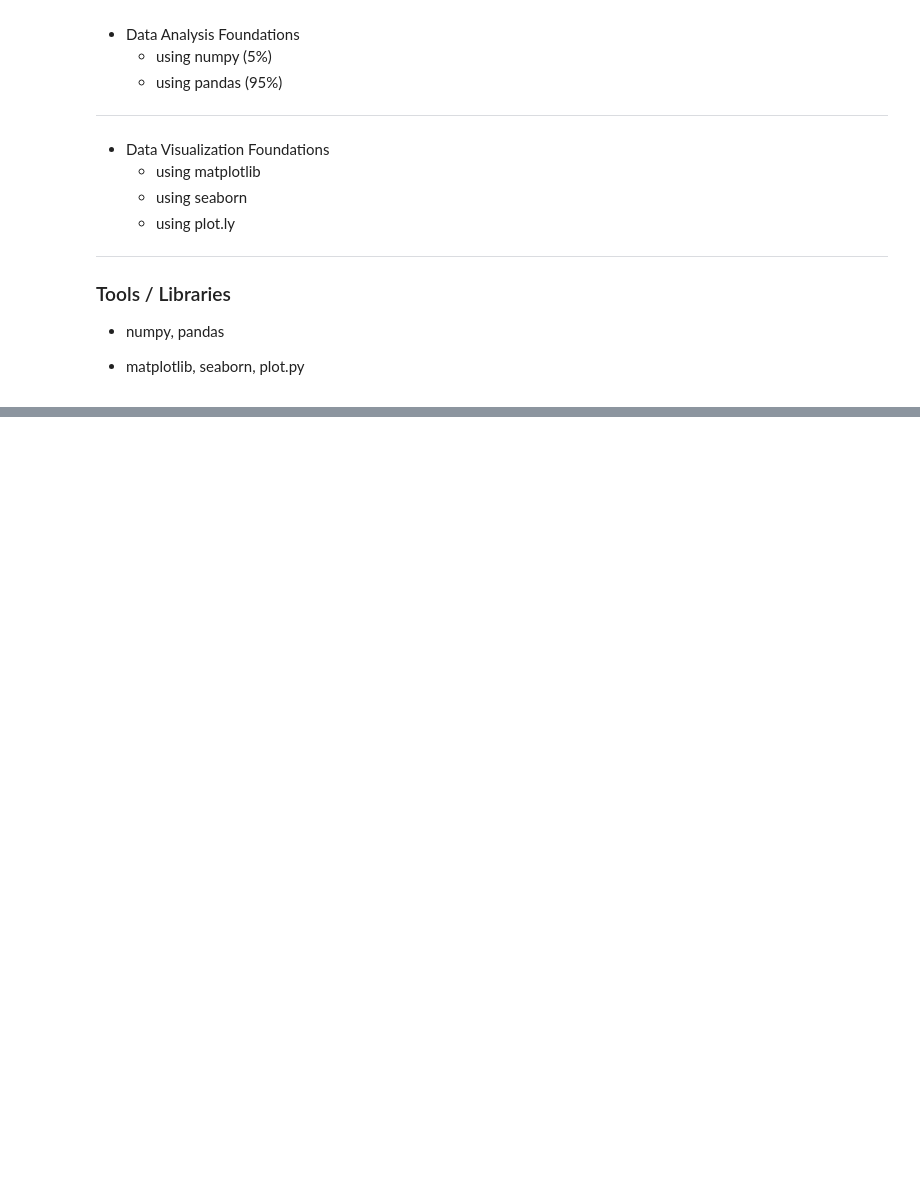
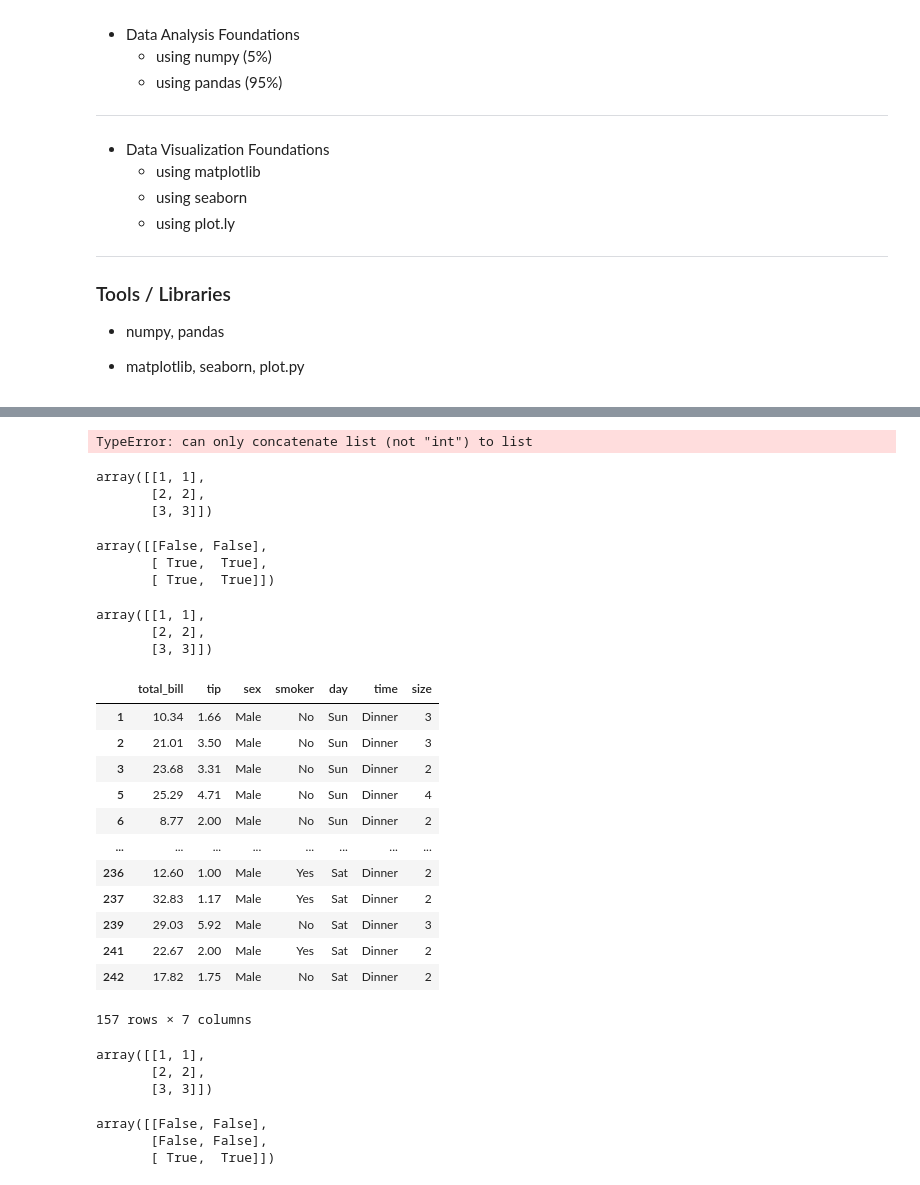
Before and after one commit to balaprasanna/pydot28-workbooks, a Jupyter notebook: day6-workbook.ipynb, the cells around one changed output, grey strips where cells are left out. Drawn from its saved outputs; the diff is of its cells as text; code cells hidden in the pictures; blank space fills up the shorter version.

```diff
--- a/day6-workbook.ipynb
+++ b/day6-workbook.ipynb
@@ -27,0 +240,4 @@
+# %%
+import seaborn as sns
+df = sns.load_dataset("tips")
+df.head(7)
@@ -27,0 +377,28 @@
+# %%
+a = [10,20,3]
+a + 2
+# a * 2 #
+a / 2
+a < 2
+a > 2
+# %% [output]
+TypeError: can only concatenate list (not "int") to list
+# %%
+X
+# %% [output]
+array([[1, 1],
+       [2, 2],
+       [3, 3]])
+# %%
+## mask | operations
+X > 1
+# %% [output]
+array([[False, False],
+       [ True,  True],
+       [ True,  True]])
+# %%
+X
+# %% [output]
+array([[1, 1],
+       [2, 2],
+       [3, 3]])
@@ -27,0 +408,33 @@
+# %%
+# 40records female
+# 60records male
+# filter only male records
+mask = df.sex == "Male"
+df[mask]
+# %% [output]
+|  | total_bill | tip | sex | smoker | day | time | size |
+| 1 | 10.34 | 1.66 | Male | No | Sun | Dinner | 3 |
+| 2 | 21.01 | 3.50 | Male | No | Sun | Dinner | 3 |
+| 3 | 23.68 | 3.31 | Male | No | Sun | Dinner | 2 |
+| 5 | 25.29 | 4.71 | Male | No | Sun | Dinner | 4 |
+| 6 | 8.77 | 2.00 | Male | No | Sun | Dinner | 2 |
+| ... | ... | ... | ... | ... | ... | ... | ... |
+| 236 | 12.60 | 1.00 | Male | Yes | Sat | Dinner | 2 |
+| 237 | 32.83 | 1.17 | Male | Yes | Sat | Dinner | 2 |
+| 239 | 29.03 | 5.92 | Male | No | Sat | Dinner | 3 |
+| 241 | 22.67 | 2.00 | Male | Yes | Sat | Dinner | 2 |
+| 242 | 17.82 | 1.75 | Male | No | Sat | Dinner | 2 |
+157 rows × 7 columns
+# %%
+X
+# %% [output]
+array([[1, 1],
+       [2, 2],
+       [3, 3]])
+# %%
+mask1 = X > 2
+mask1
+# %% [output]
+array([[False, False],
+       [False, False],
+       [ True,  True]])
```
Also changed, not shown: parts of 92 cells of this notebook.
